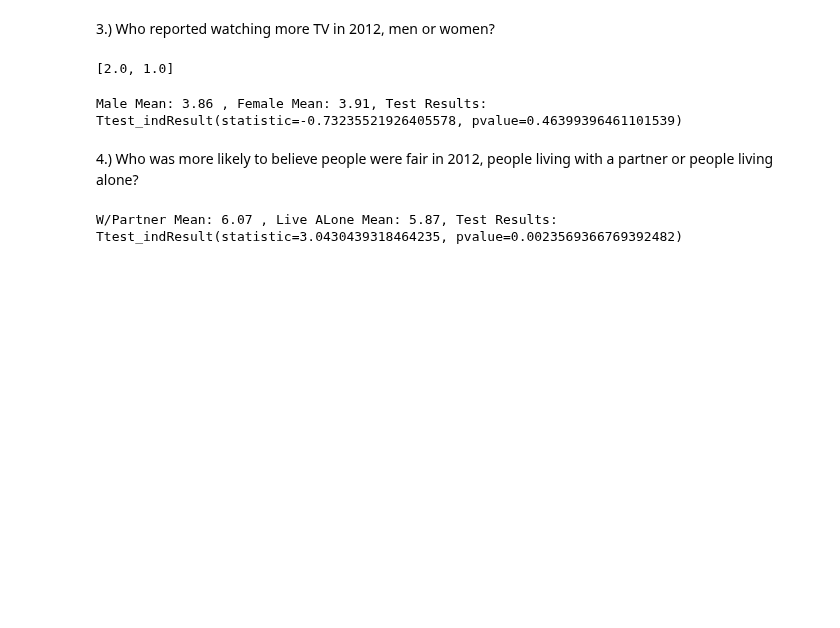
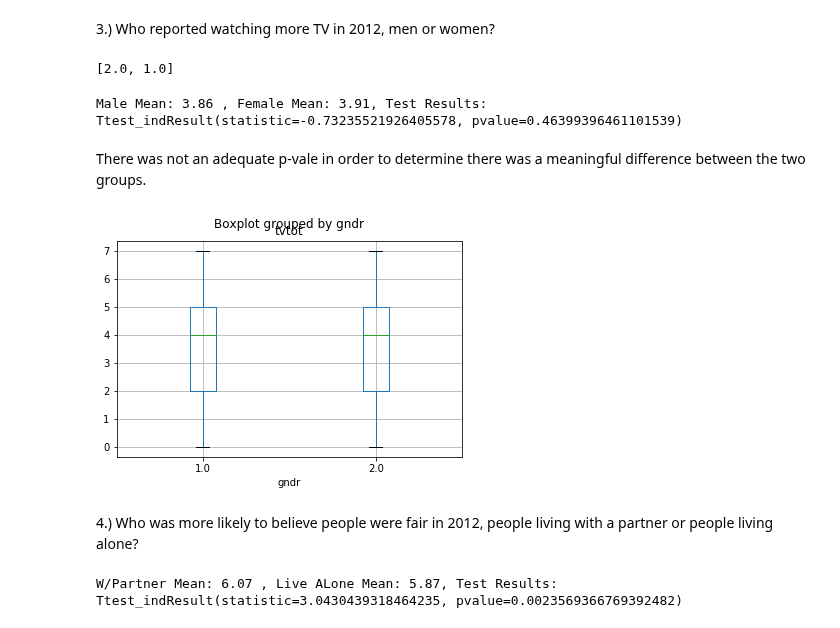
Before and after one commit to zinrion/Thinkful-Projects, a Jupyter notebook: Advanced Experimentation Challenge.ipynb, the cells around one changed output. Saved outputs shown, nothing was run; the diff lists cells and outputs as text; code cells hidden in the pictures; blank space fills up the shorter version.

```diff
--- a/Advanced Experimentation Challenge.ipynb
+++ b/Advanced Experimentation Challenge.ipynb
@@ -127,6 +143,13 @@ def gender_comparison(target_metric):
 gender_comparison("tvtot")
 # %% [output]
 Male Mean: 3.86 , Female Mean: 3.91, Test Results: Ttest_indResult(statistic=-0.73235521926405578, pvalue=0.46399396461101539)
+# %% [markdown]
+There was not an adequate p-vale in order to determine there was a meaningful difference between the two groups.
+# %%
+data.boxplot(column='tvtot', by='gndr')
+plt.show()
+# %% [output]
+[figure, added]
 # %% [markdown]
 4.) Who was more likely to believe people were fair in 2012, people living with a partner or people living alone?
 # %%
```
Also changed, not shown: parts of 13 cells of this notebook.
